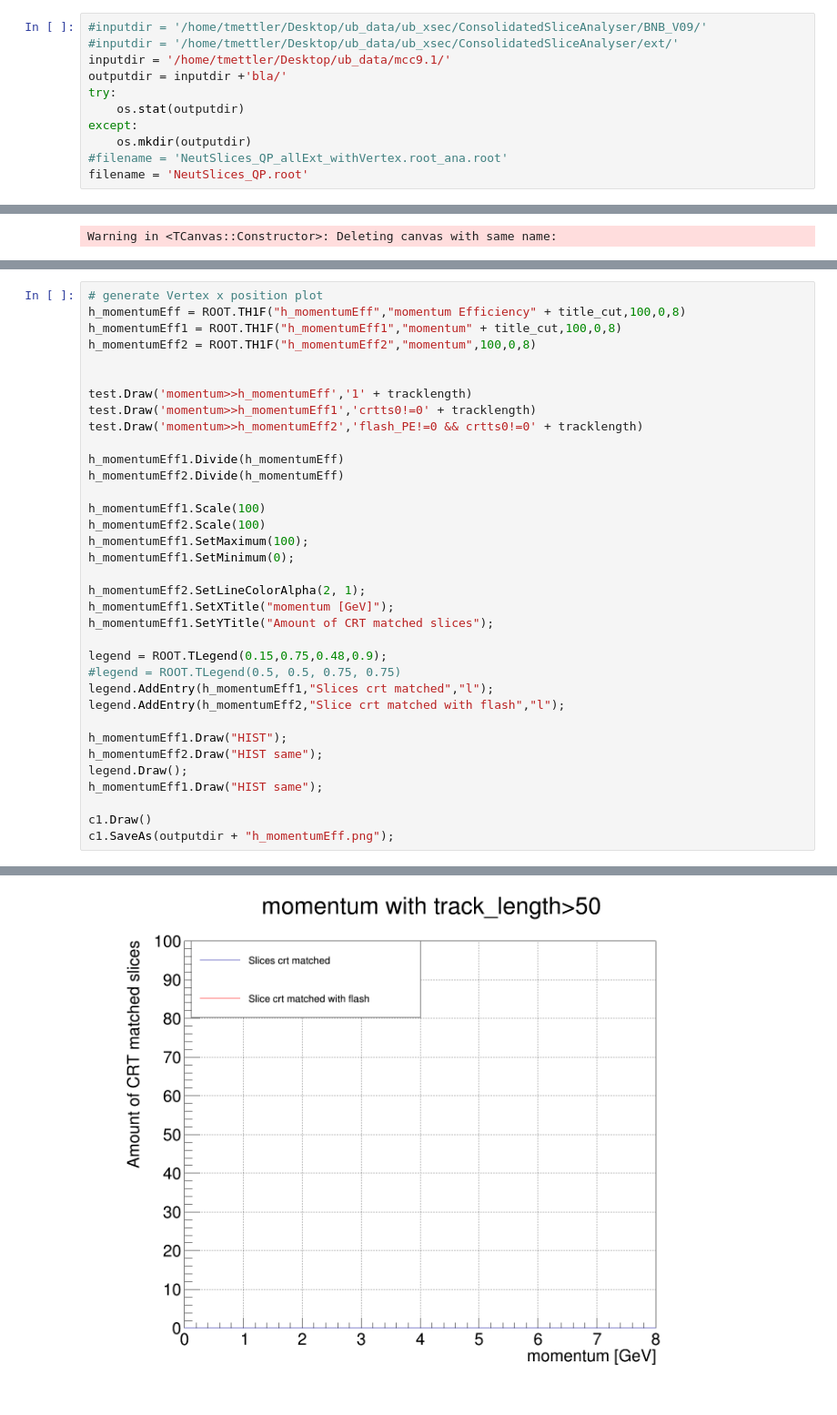
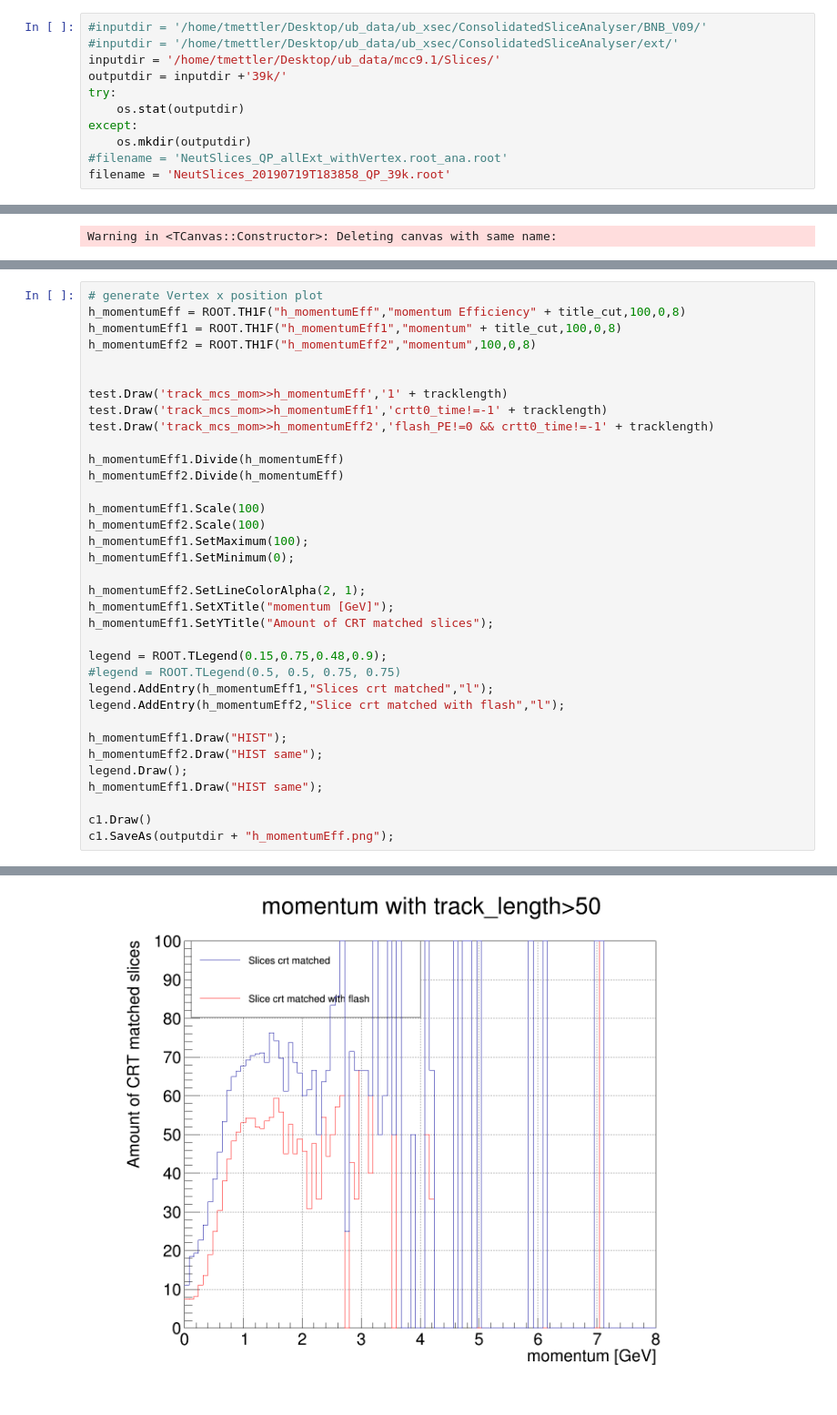
Before and after one commit to thomasmettler/ub_analysis_notebooks, a Jupyter notebook: Slice_analyser.ipynb, the cells around one changed output, grey strips where cells are left out. Shown at 91% size. Cells and saved outputs as stored; diff of their text form.

```diff
--- a/Slice_analyser.ipynb
+++ b/Slice_analyser.ipynb
@@ -21,14 +21,14 @@ Welcome to JupyROOT 6.10/08
 # %%
 #inputdir = '/home/tmettler/Desktop/ub_data/ub_xsec/ConsolidatedSliceAnalyser/BNB_V09/'
 #inputdir = '/home/tmettler/Desktop/ub_data/ub_xsec/ConsolidatedSliceAnalyser/ext/'
-inputdir = '/home/tmettler/Desktop/ub_data/mcc9.1/'
-outputdir = inputdir +'bla/'
+inputdir = '/home/tmettler/Desktop/ub_data/mcc9.1/Slices/'
+outputdir = inputdir +'39k/'
 try:
     os.stat(outputdir)
 except:
     os.mkdir(outputdir)
 #filename = 'NeutSlices_QP_allExt_withVertex.root_ana.root'
-filename = 'NeutSlices_QP.root'
+filename = 'NeutSlices_20190719T183858_QP_39k.root'
 # %%
 #test = ROOT.TChain("t_slice","t_slice")
 test = ROOT.TChain("peb/my_event","my_event")
@@ -397,9 +381,9 @@ h_momentumEff1 = ROOT.TH1F("h_momentumEff1","momentum" + title_cut,100,0,8)
 h_momentumEff2 = ROOT.TH1F("h_momentumEff2","momentum",100,0,8)
 
 
-test.Draw('momentum>>h_momentumEff','1' + tracklength)
-test.Draw('momentum>>h_momentumEff1','crtts0!=0' + tracklength)
-test.Draw('momentum>>h_momentumEff2','flash_PE!=0 && crtts0!=0' + tracklength)
+test.Draw('track_mcs_mom>>h_momentumEff','1' + tracklength)
+test.Draw('track_mcs_mom>>h_momentumEff1','crtt0_time!=-1' + tracklength)
+test.Draw('track_mcs_mom>>h_momentumEff2','flash_PE!=0 && crtt0_time!=-1' + tracklength)
 
 h_momentumEff1.Divide(h_momentumEff)
 h_momentumEff2.Divide(h_momentumEff)
@@ -436,4 +417,4 @@ Info in <TCanvas::Print>: png file /home/tmettler/Desktop/ub_data/mcc9.1/bla/h_m
-[figure, old version]
+[figure, new version]
 # %%
 # generate Vertex x position plot
 h_vertex_xEff = ROOT.TH1F("h_vertex_xEff","vertex_x Efficiency" + title_cut,100,-50,300)
```
Also changed, not shown: parts of 15 cells of this notebook, 18 other files.
